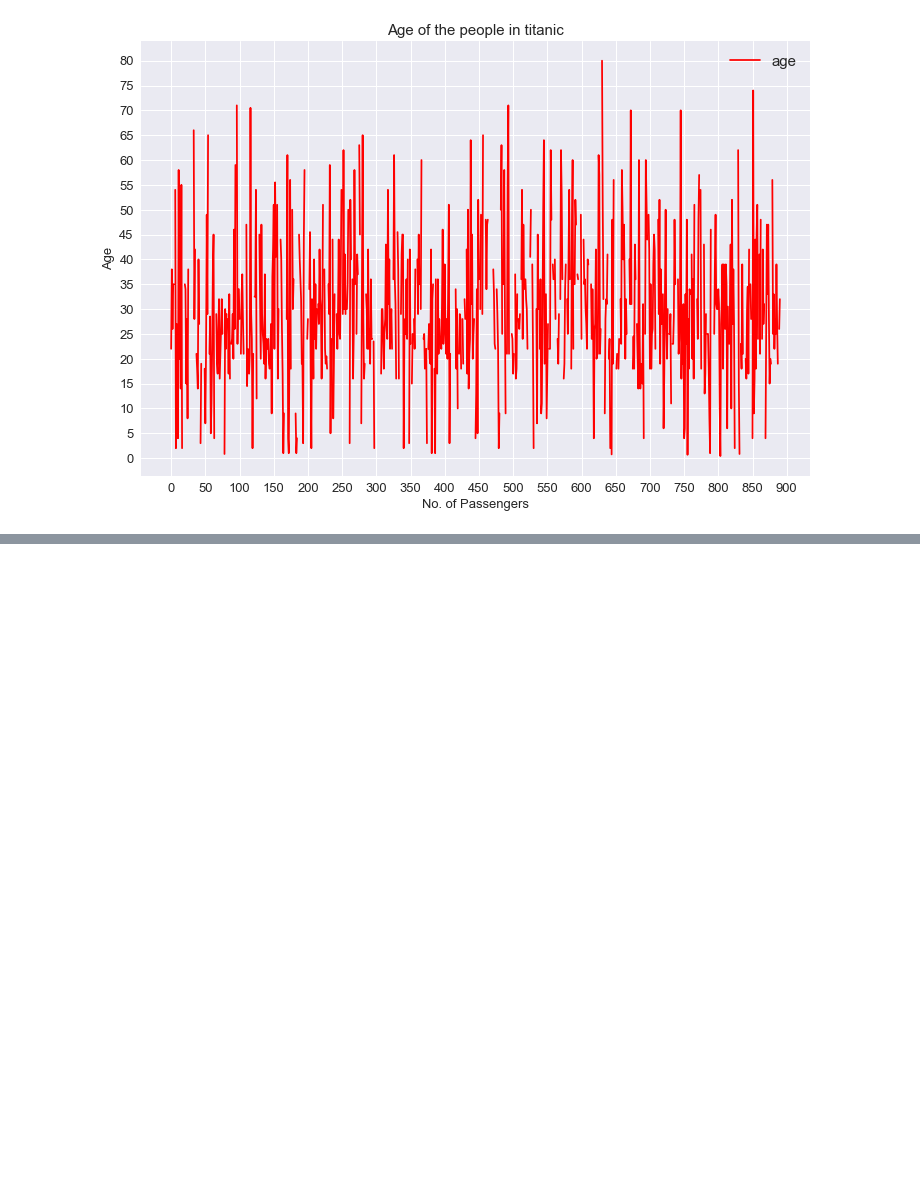
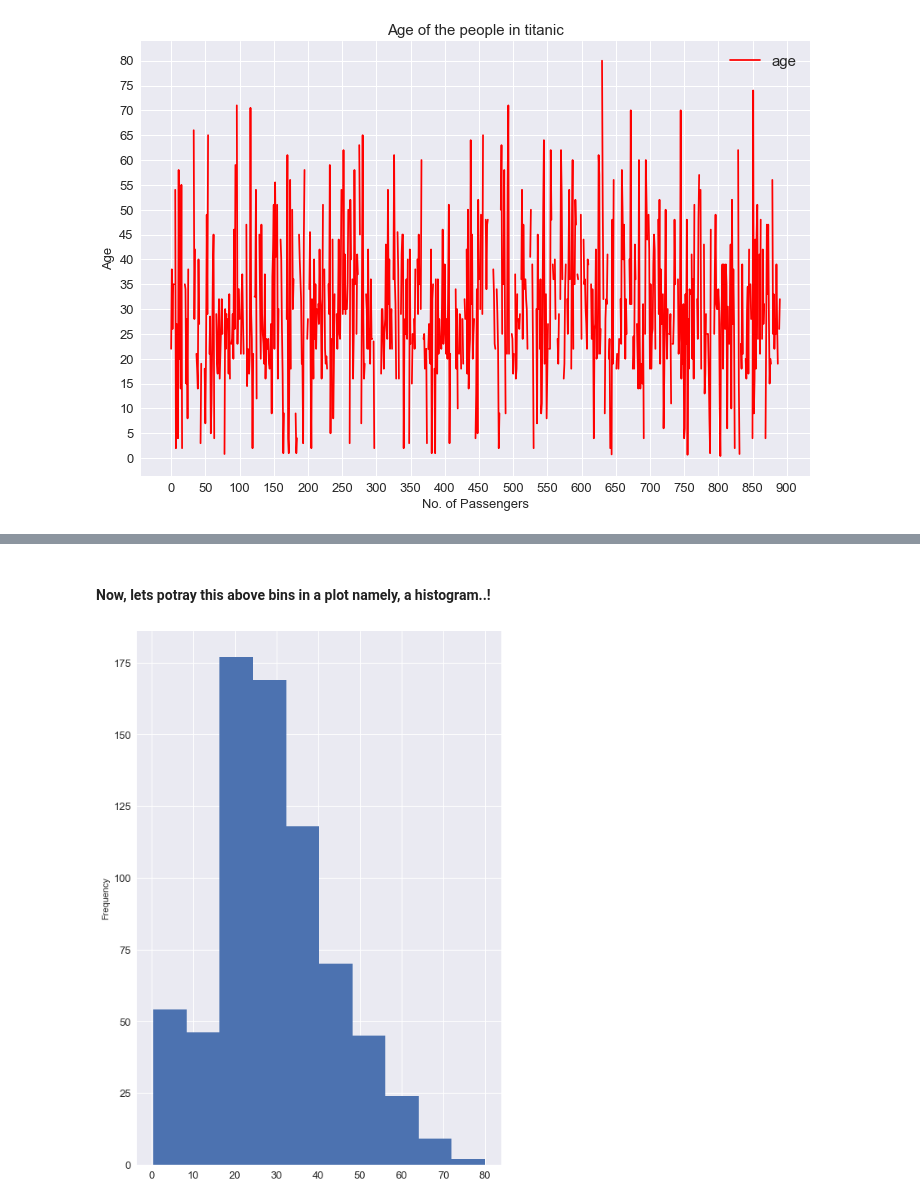
Before and after one commit to biv-neupane7/Pandas_practice, a Jupyter notebook: Visualization.ipynb, the cells around one changed output, grey strips where cells are left out. Cells and saved outputs as stored; diff of their text form; code cells hidden in the pictures; blank space fills up the shorter version.

Commit message:
Different ways to crate a histogram gelernt

```diff
--- a/Visualization.ipynb
+++ b/Visualization.ipynb
@@ -187,0 +190,6 @@ plt.show()
+# %%
+import pandas as pd
+import matplotlib.pyplot as plt
+plt.style.use("seaborn")
+# %%
+titanic=pd.read_csv("titanic.csv")
@@ -187,0 +237,7 @@ plt.show()
+# %% [markdown]
+#### Now, lets potray this above bins in a plot namely, a histogram..!
+# %%
+titanic.age.plot(kind="hist", figsize=(8,12), fontsize=13)
+plt.show()
+# %% [output]
+[figure, added]
```
Also changed, not shown: parts of 12 cells of this notebook.
